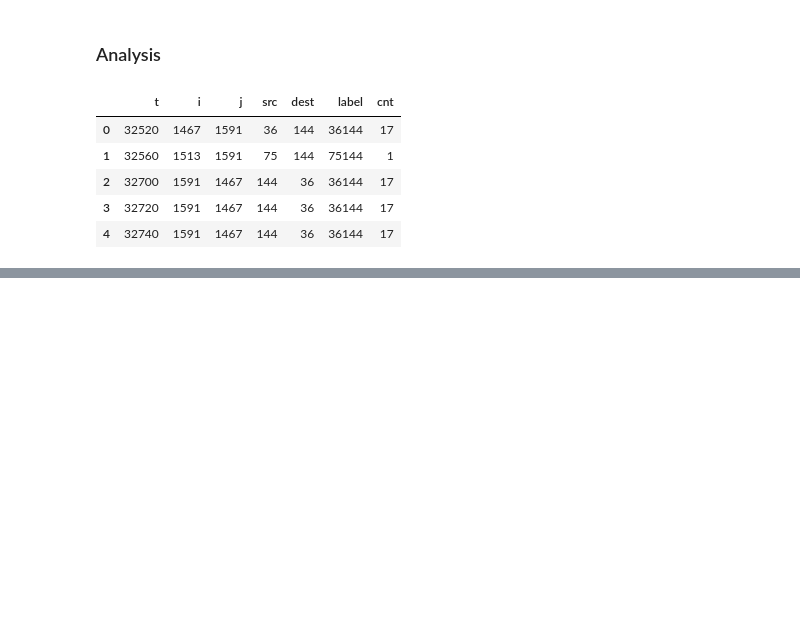
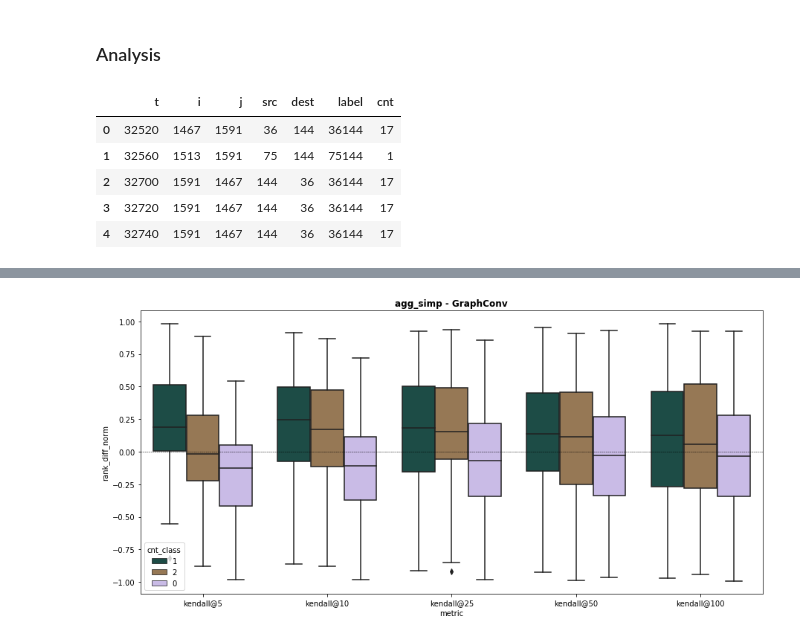
Before and after one commit to simondelarue/dynGNN, a Jupyter notebook: GNN/logs/SF2H/Rank_analysis.ipynb, the cells around one changed output, grey strips where cells are left out. Saved outputs shown, nothing was run; the diff lists cells and outputs as text; code cells hidden in the pictures; blank space fills up the shorter version.

```diff
--- a/GNN/logs/SF2H/Rank_analysis.ipynb
+++ b/GNN/logs/SF2H/Rank_analysis.ipynb
@@ -93,3 +126,14 @@ for model_name, feat_struct in zip(model_names, feat_structs):
+# %%
+fig, ax = plt.subplots(1, 1, figsize=(15, 7))
+g = sns.boxplot(
+        #data=df_tot.loc[(df_tot['metric']=='kendall@5') | (df_tot['metric']=='kendall@10')],
+        data=df_tot_graphConv_aggSimp,
+        x='metric', y='rank_diff_norm',
+        palette='cubehelix', hue='cnt_class')
+g.axhline(0, ls='--', color='black', linewidth=0.5)
+plt.title(f'{feat_structs[0]} - {model_name}', weight='bold');
+# %% [output]
+[figure, added]
 # %%
 model_names = ['GraphSage']
 feat_structs = ['temporal_edges']
```
Also changed, not shown: parts of 26 cells of this notebook.
